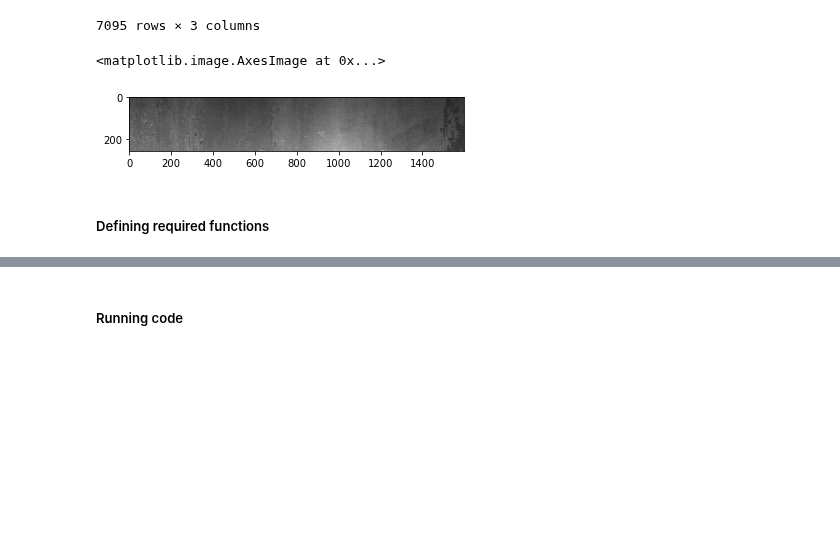
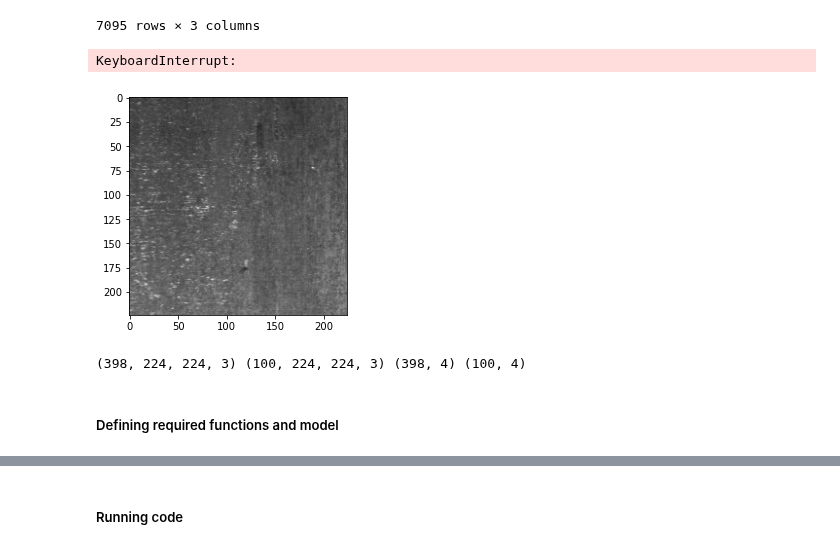
Before and after one commit to Adithya-Jayan/EC460_NNDL, a Jupyter notebook: Assignment6.ipynb, the cells around one changed output, grey strips where cells are left out. Drawn from its saved outputs; the diff is of its cells as text; code cells hidden in the pictures; blank space fills up the shorter version.

Commit message:
Finished Q1 model, Adds data reading part of Q2

```diff
--- a/Assignment6.ipynb
+++ b/Assignment6.ipynb
@@ -42,18 +46,38 @@ list_of_files = Data["ImageId"]
 # list_of_files = glob.glob("Data/severstal-steel-defect-detection/train_images/*") - Most files here are unlabelled
 
 for i in tqdm.tqdm(list_of_files):
-    X.append(cv2.imread(i))
+    temp = cv2.imread("Data/severstal-steel-defect-detection/train_images/"+i)
+    X.append(temp[:224,:224]/255)
 
-plt.imshow(Image_data[0])
-
+X = np.array(X)
+plt.imshow(X[0])
 
 #Read truth labels
-Y = Data["ClassId"]
+Y = pd.get_dummies(Data["ClassId"]).values
+Y = np.array(Y)
 # %% [output]
-<matplotlib.image.AxesImage at 0x...>
+KeyboardInterrupt:
-[figure, removed]
+# %%
+##Comment this cell later for full run!!!!!!!!!!!
+
+plt.imshow(X[0])
+X = np.array(X)
+
+
+#Read truth labels
+Y = Data["ClassId"]
+Y = Y[0:len(X)]
+Y = pd.get_dummies(Y).values
+
+Y = np.array(Y)
+# %% [output]
+[figure, added]
 # %%
 #Split data to test and train sets
 X_train, X_test, Y_train, Y_test = train_test_split(X, Y,test_size =0.2, shuffle = True)
+# %%
+print(np.shape(X_train),np.shape(X_test),np.shape(Y_train),np.shape(Y_test))
+# %% [output]
+(398, 224, 224, 3) (100, 224, 224, 3) (398, 4) (100, 4)
 # %% [markdown]
-##### Defining required functions
+##### Defining required functions and model
```
Also changed, not shown: parts of 13 cells of this notebook.
